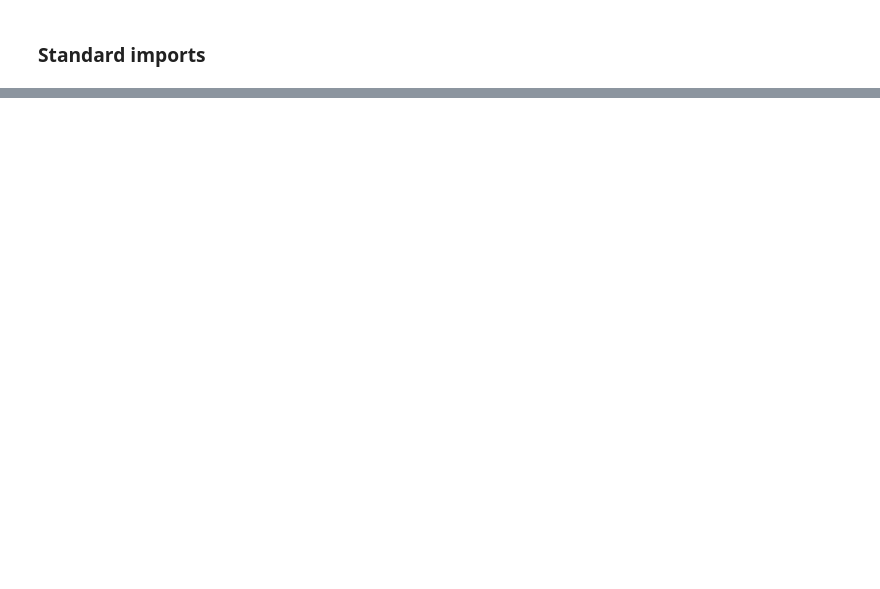
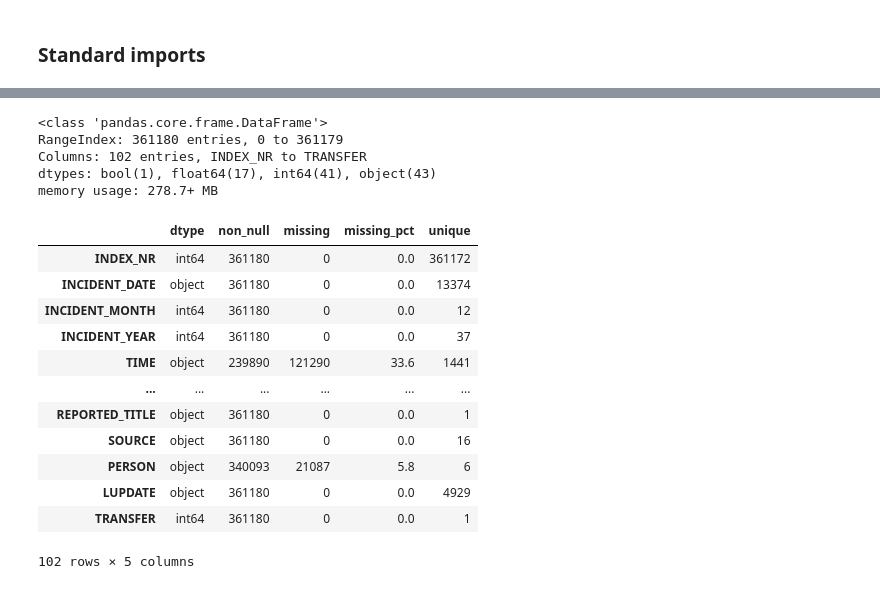
Before and after one commit to annasehgal/final-project-tech-68, a Jupyter notebook: Anna_TECH_68_Machine_learning_for_business_in_Python.ipynb, the cells around one changed output, grey strips where cells are left out. Cells and saved outputs as stored; diff of their text form; code cells hidden in the pictures; blank space fills up the shorter version.

```diff
--- a/Anna_TECH_68_Machine_learning_for_business_in_Python.ipynb
+++ b/Anna_TECH_68_Machine_learning_for_business_in_Python.ipynb
@@ -21,0 +77,25 @@ import matplotlib.pyplot as plt
+# %%
+df.info()
+# %% [output]
+<class 'pandas.core.frame.DataFrame'>
+RangeIndex: 361180 entries, 0 to 361179
+Columns: 102 entries, INDEX_NR to TRANSFER
+dtypes: bool(1), float64(17), int64(41), object(43)
+memory usage: 278.7+ MB
+# %%
+column_summary = pd.DataFrame({"dtype": df.dtypes, "non_null": df.notna().sum(), "missing": df.isna().sum(), "missing_pct": (df.isna().mean() * 100).round(1), "unique": df.nunique()})
+column_summary
+# %% [output]
+|  | dtype | non_null | missing | missing_pct | unique |
+| INDEX_NR | int64 | 361180 | 0 | 0.0 | 361172 |
+| INCIDENT_DATE | object | 361180 | 0 | 0.0 | 13374 |
+| INCIDENT_MONTH | int64 | 361180 | 0 | 0.0 | 12 |
+| INCIDENT_YEAR | int64 | 361180 | 0 | 0.0 | 37 |
+| TIME | object | 239890 | 121290 | 33.6 | 1441 |
+| ... | ... | ... | ... | ... | ... |
+| REPORTED_TITLE | object | 361180 | 0 | 0.0 | 1 |
+| SOURCE | object | 361180 | 0 | 0.0 | 16 |
+| PERSON | object | 340093 | 21087 | 5.8 | 6 |
+| LUPDATE | object | 361180 | 0 | 0.0 | 4929 |
+| TRANSFER | int64 | 361180 | 0 | 0.0 | 1 |
+102 rows × 5 columns
```
Also changed, not shown: parts of 9 cells of this notebook.
